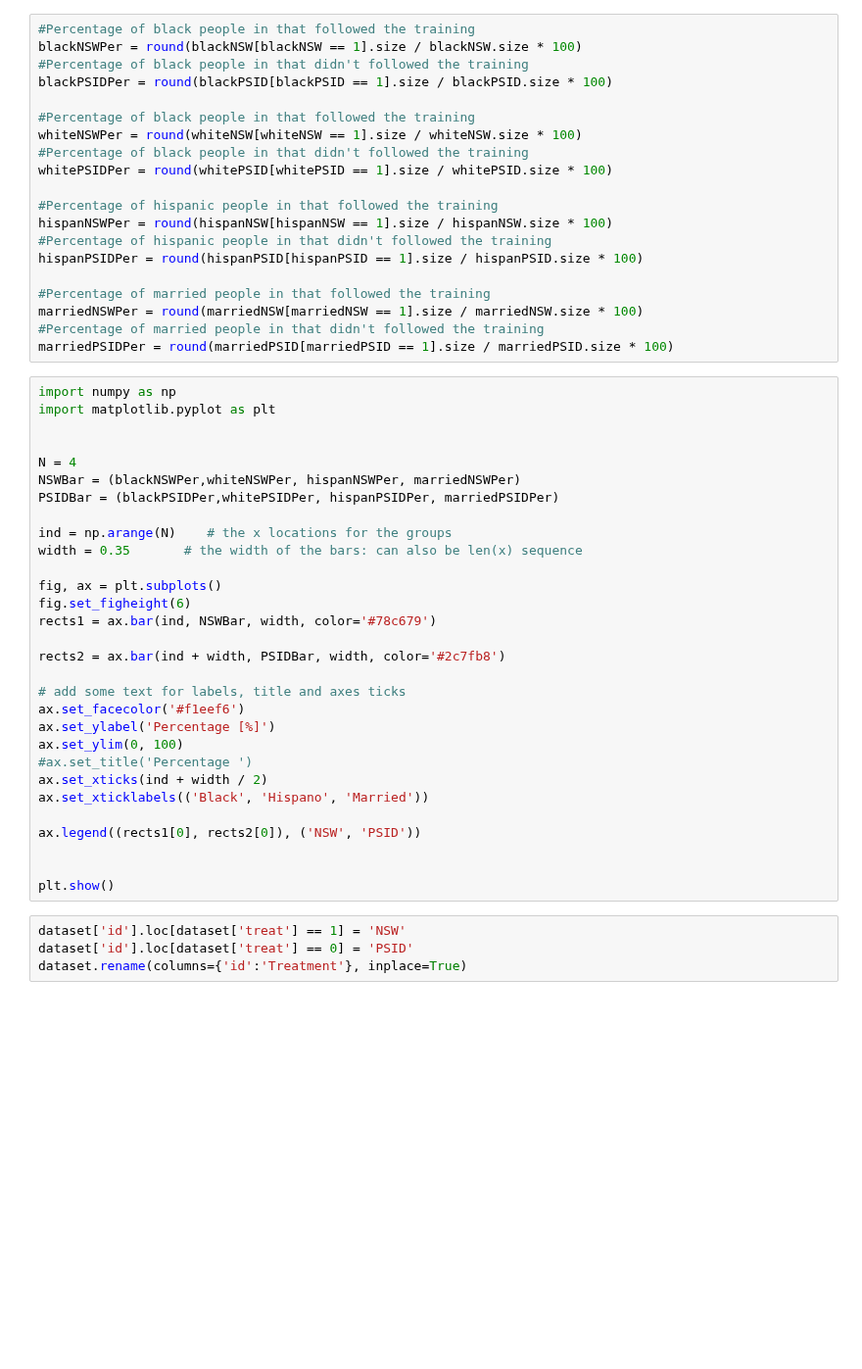
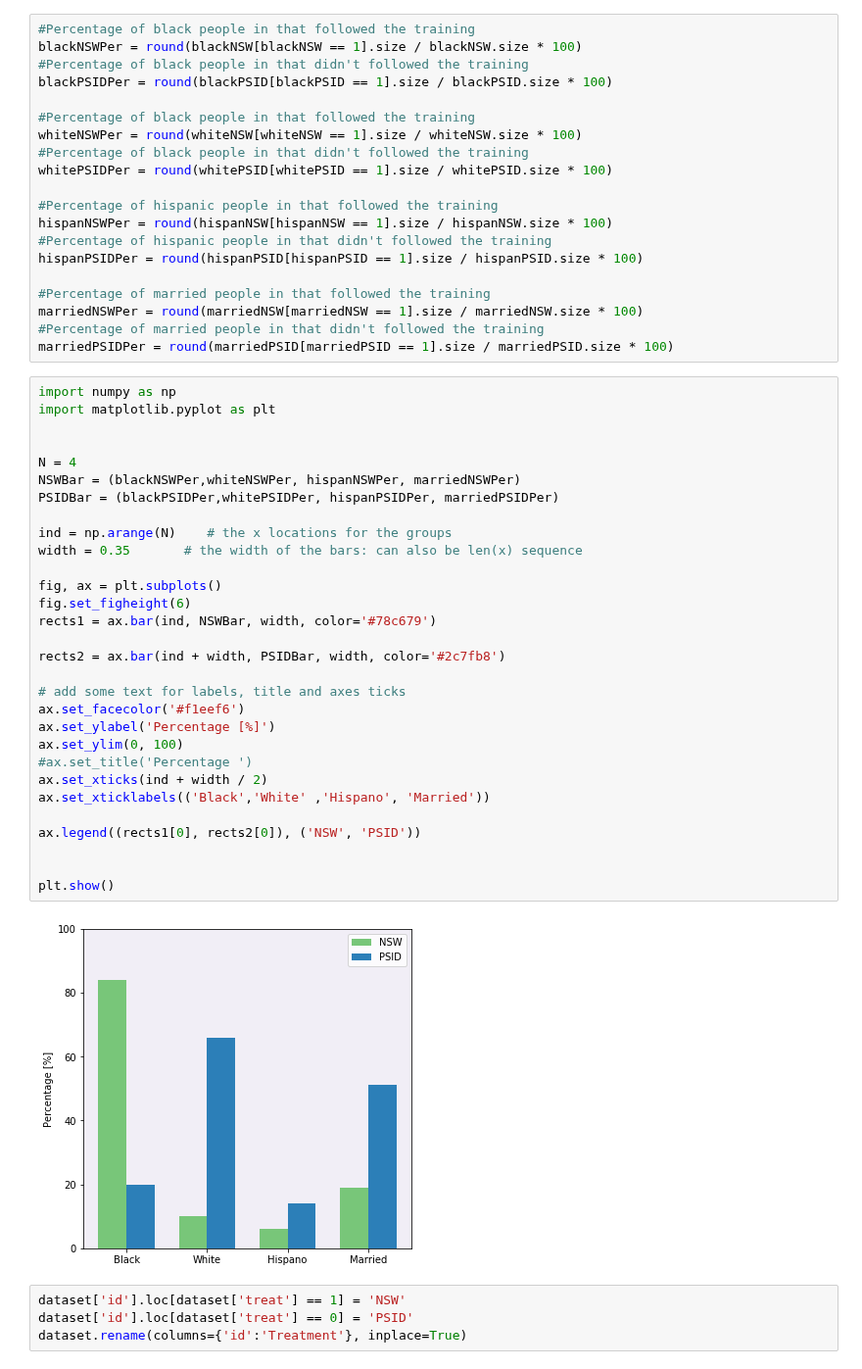
Before and after one commit to Babas10/ADA_JEX2017, a Jupyter notebook: HomeWork/04 - Applied ML/H4.ipynb, the cells around one changed output. Shown at 98% size. Cells and saved outputs as stored; diff of their text form; blank space fills up the shorter version.

```diff
--- a/HomeWork/04 - Applied ML/H4.ipynb
+++ b/HomeWork/04 - Applied ML/H4.ipynb
@@ -205,33 +205,35 @@ marriedPSIDPer = round(marriedPSID[marriedPSID == 1].size / marriedPSID.size * 1
 # %%
 import numpy as np
 import matplotlib.pyplot as plt
 
 
 N = 4
 NSWBar = (blackNSWPer,whiteNSWPer, hispanNSWPer, marriedNSWPer)
 PSIDBar = (blackPSIDPer,whitePSIDPer, hispanPSIDPer, marriedPSIDPer)
 
 ind = np.arange(N)    # the x locations for the groups
 width = 0.35       # the width of the bars: can also be len(x) sequence
 
 fig, ax = plt.subplots()
 fig.set_figheight(6)
 rects1 = ax.bar(ind, NSWBar, width, color='#78c679')
 
 rects2 = ax.bar(ind + width, PSIDBar, width, color='#2c7fb8')
 
 # add some text for labels, title and axes ticks
 ax.set_facecolor('#f1eef6')
 ax.set_ylabel('Percentage [%]')
 ax.set_ylim(0, 100)
 #ax.set_title('Percentage ')
 ax.set_xticks(ind + width / 2)
-ax.set_xticklabels(('Black', 'Hispano', 'Married'))
+ax.set_xticklabels(('Black','White' ,'Hispano', 'Married'))
 
 ax.legend((rects1[0], rects2[0]), ('NSW', 'PSID'))
 
 
 plt.show()
+# %% [output]
+[figure, added]
 # %%
 dataset['id'].loc[dataset['treat'] == 1] = 'NSW'
 dataset['id'].loc[dataset['treat'] == 0] = 'PSID'
```
Also changed, not shown: parts of 2 cells of this notebook.
